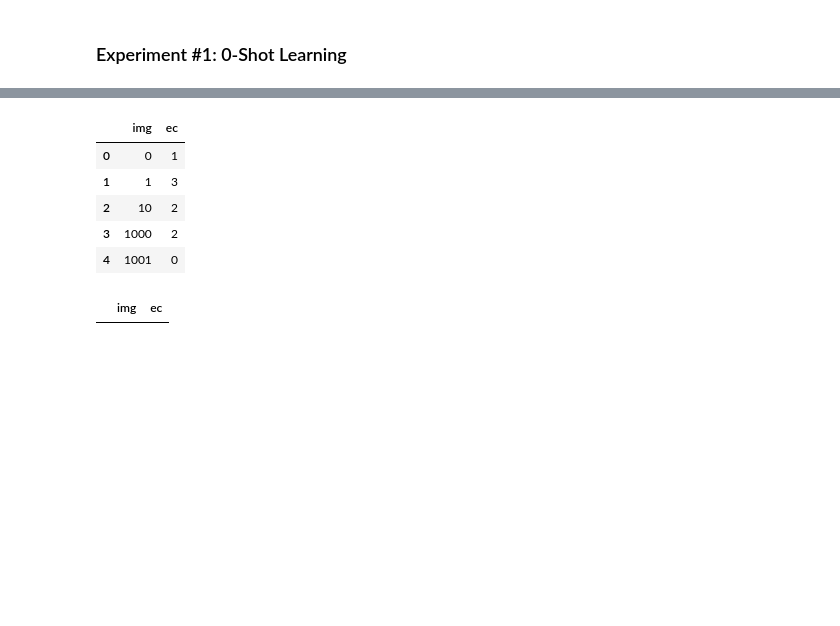
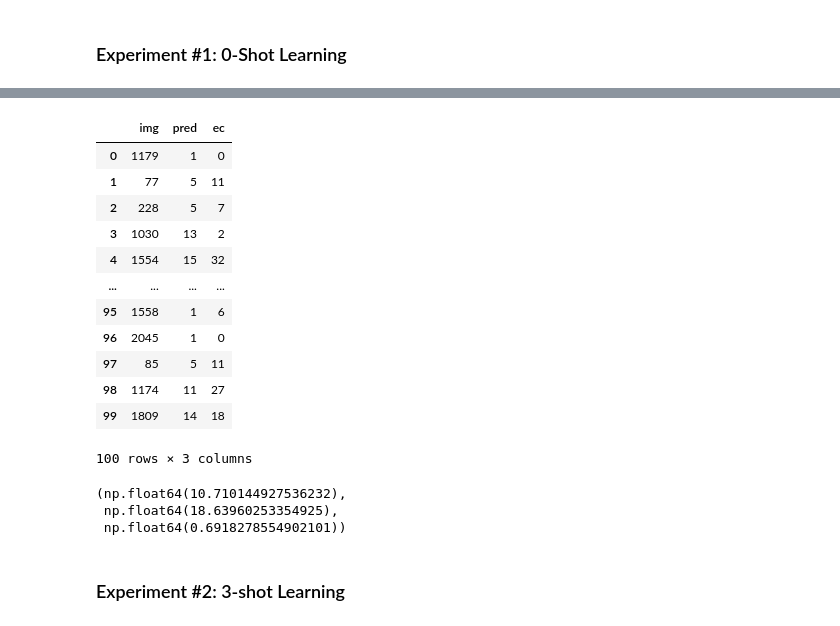
Before and after one commit to architp3/ecdna-analysis, a Jupyter notebook: pixtral/experiments.ipynb, the cells around one changed output, grey strips where cells are left out. Drawn from its saved outputs; the diff is of its cells as text; code cells hidden in the pictures; blank space fills up the shorter version.

Commit message:
Finished experiments
Generated metrics and experiment results.

```diff
--- a/pixtral/experiments.ipynb
+++ b/pixtral/experiments.ipynb
@@ -110,0 +170,6 @@ print(chat_response.choices[0].message.content)
+# %%
+# Load train data into a df
+HOME = '/Users/mohit/Documents/GitHub/ecdna-analysis'
+train_df = pd.read_csv(HOME + "/train_im_data" + '/train_ec_quantification.csv', header=0, names=['img','ec'])
+train_df['img'] = train_df['img'].apply(lambda x: x[:-4])
+train_df.head()
@@ -110,0 +183,5 @@ print(chat_response.choices[0].message.content)
+# %%
+# Load the test data
+test_df = pd.read_csv(HOME + "/test_im_data" + '/test_im_ec_quantification.csv', header=0, names=['img','ec'])
+test_df['img'] = test_df['img'].apply(lambda x: x[:-4])
+test_df.head()
@@ -163,8 +234,6 @@ labels_df.head()
 # %%
-def pixtral_zero_shot(data_folder, runs):
+def pixtral_zero_shot(data_folder):
     ec_predictions = []
-    counter = 0
-
     context = """
             For this task, you will act as a pathologist who is studying
             extrachromosomal DNA (ecDNA). You will be given multiple images
@@ -176,8 +245,9 @@ def pixtral_zero_shot(data_folder, runs):
     model = "pixtral-12b-2409"
     api_key = os.environ["PIXTRAL"]
     client = Mistral(api_key=api_key)
+    img_list = os.listdir(data_folder)
 
-    for img in os.listdir(data_folder):
+    for img in img_list:
         if img.endswith('.png'):
             print(img)
 
@@ -185,18 +255,15 @@ def pixtral_zero_shot(data_folder, runs):
             result = generate_response(client, model, img_path, prompt, context)
             ec_predictions.append(result)
 
-            time.sleep(1)
-            counter += 1
+            time.sleep(3)
 
-        if counter == runs:
-            break
-
-    return ec_predictions
+    preds = pd.DataFrame(data={'img':img_list, 'pred':ec_predictions})
+    preds['img'] = preds['img'].apply(lambda x: x[:-4])
+    return preds
 # %%
 test_folder = '/Users/mohit/Documents/GitHub/ecdna-analysis/test_im_data/labels'
 sampled_path = './data/sampled'
-sample_data = generate_random_sample(input_folder=test_folder, output_folder=sampled_path, sample_size=10)
+sample_df = generate_random_sample(input_folder=test_folder, output_folder=sampled_path, sample_size=100)
 
-preds = pixtral_zero_shot(sampled_path, 10)
-preds
+preds = pixtral_zero_shot(sampled_path)
 # %% [output]
@@ -213,15 +287,26 @@ preds
-# %%
-labels_df.head()
-# %% [output]
-|  | img | ec |
-| 0 | 0 | 1 |
-| 1 | 1 | 3 |
-| 2 | 10 | 2 |
-| 3 | 1000 | 2 |
-| 4 | 1001 | 0 |
-# %%
-for img in os.listdir('./data/sampled'):
-    if img.endswith()
-    labels_df[labels_df['img'].isin(preds)]
-# %% [output]
-|  | img | ec |
+# %%
+baseline_df= pd.merge(preds, test_df, how='left', on='img')
+baseline_df
+# %% [output]
+|  | img | pred | ec |
+| 0 | 1179 | 1 | 0 |
+| 1 | 77 | 5 | 11 |
+| 2 | 228 | 5 | 7 |
+| 3 | 1030 | 13 | 2 |
+| 4 | 1554 | 15 | 32 |
+| ... | ... | ... | ... |
+| 95 | 1558 | 1 | 6 |
+| 96 | 2045 | 1 | 0 |
+| 97 | 85 | 5 | 11 |
+| 98 | 1174 | 11 | 27 |
+| 99 | 1809 | 14 | 18 |
+100 rows × 3 columns
+# %%
+# Calculate the metrics
+calc_metrics(baseline_df['ec'].astype(int), baseline_df['pred'].astype(int))
+# %% [output]
+(np.float64(10.710144927536232),
+ np.float64(18.63960253354925),
+ np.float64(0.6918278554902101))
+# %% [markdown]
+### Experiment #2: 3-shot Learning
```
Also changed, not shown: parts of 26 cells of this notebook, 3 other files.
